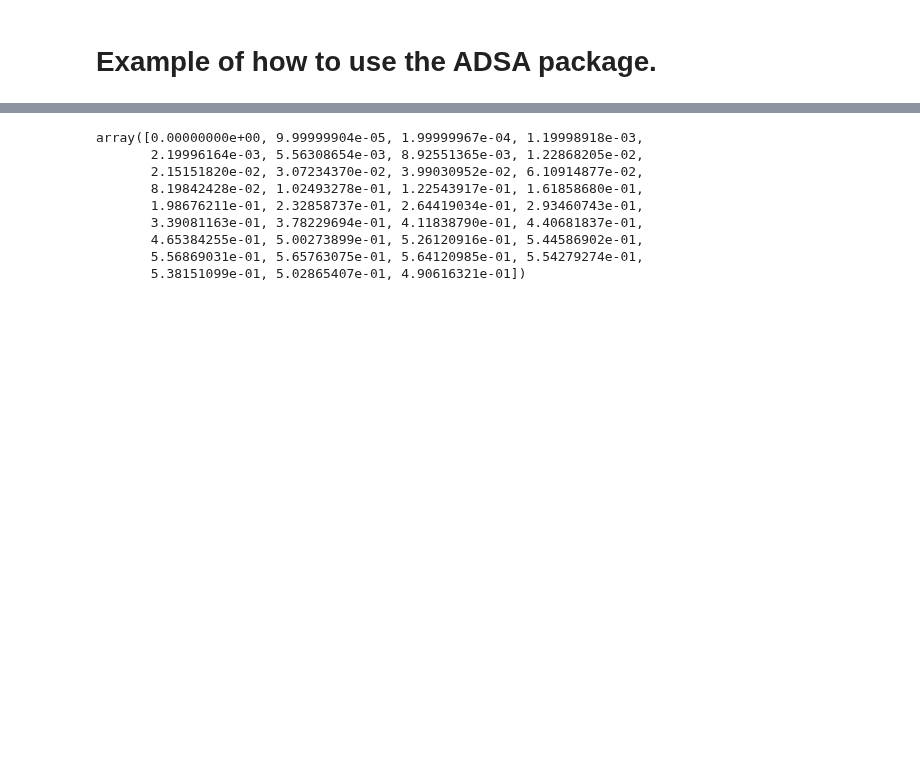
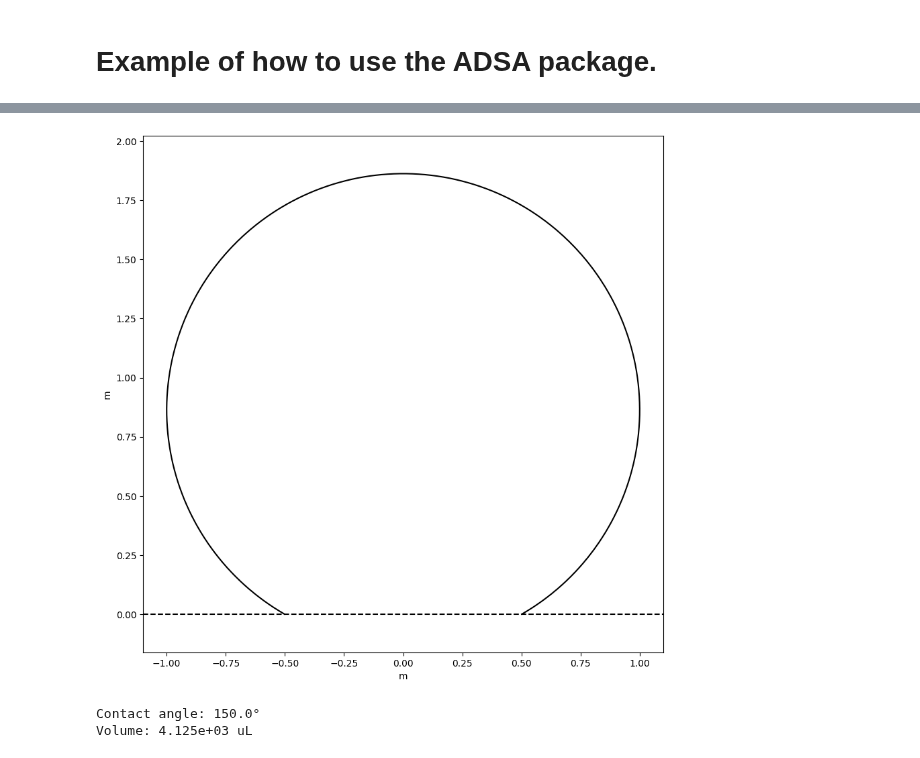
Before and after one commit to juusokorhonen/droplet-shape-solver, a Jupyter notebook: notebooks/using_package.ipynb, the cells around one changed output, grey strips where cells are left out. Cells and saved outputs as stored; diff of their text form; code cells hidden in the pictures; blank space fills up the shorter version.

```diff
--- a/notebooks/using_package.ipynb
+++ b/notebooks/using_package.ipynb
@@ -28,12 +25,13 @@ print(f"{bottom_area} mm2")
-# %%
-X
-# %% [output]
-array([0.00000000e+00, 9.99999904e-05, 1.99999967e-04, 1.19998918e-03,
-       2.19996164e-03, 5.56308654e-03, 8.92551365e-03, 1.22868205e-02,
-       2.15151820e-02, 3.07234370e-02, 3.99030952e-02, 6.10914877e-02,
-       8.19842428e-02, 1.02493278e-01, 1.22543917e-01, 1.61858680e-01,
-       1.98676211e-01, 2.32858737e-01, 2.64419034e-01, 2.93460743e-01,
-       3.39081163e-01, 3.78229694e-01, 4.11838790e-01, 4.40681837e-01,
-       4.65384255e-01, 5.00273899e-01, 5.26120916e-01, 5.44586902e-01,
-       5.56869031e-01, 5.65763075e-01, 5.64120985e-01, 5.54279274e-01,
-       5.38151099e-01, 5.02865407e-01, 4.90616321e-01])
+# %%
+V = 10.0e-12 # 10 uL
+ca = 150.0
+
+(alphas, xs, zs) = adsa.solver.simulate_droplet_shape_for_volume(V, ca, R0_guess=20e-3, n_steps=200)
+vol = adsa.analysis.calculate_volume(xs, zs, R0)
+adsa.visualisation.plot_drop(xs, zs)
+
+print(u"Contact angle: {:.4}°\nVolume: {:.4} uL".format(alphas[-1], vol*1e9))
+# %% [output]
+[figure, added]
+Contact angle: 150.0°
+Volume: 4.125e+03 uL
```
Also changed, not shown: parts of 3 cells of this notebook, 6 other files.
